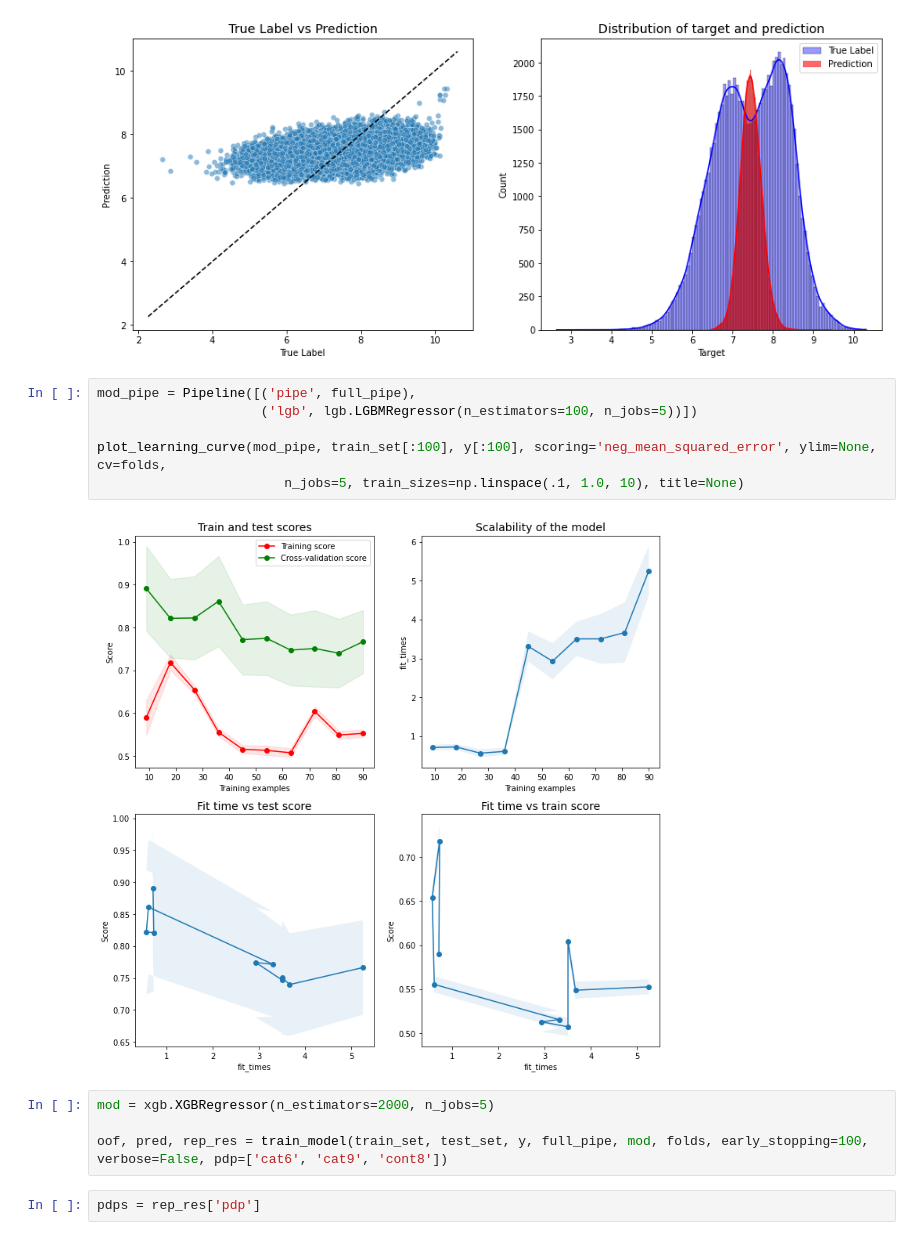
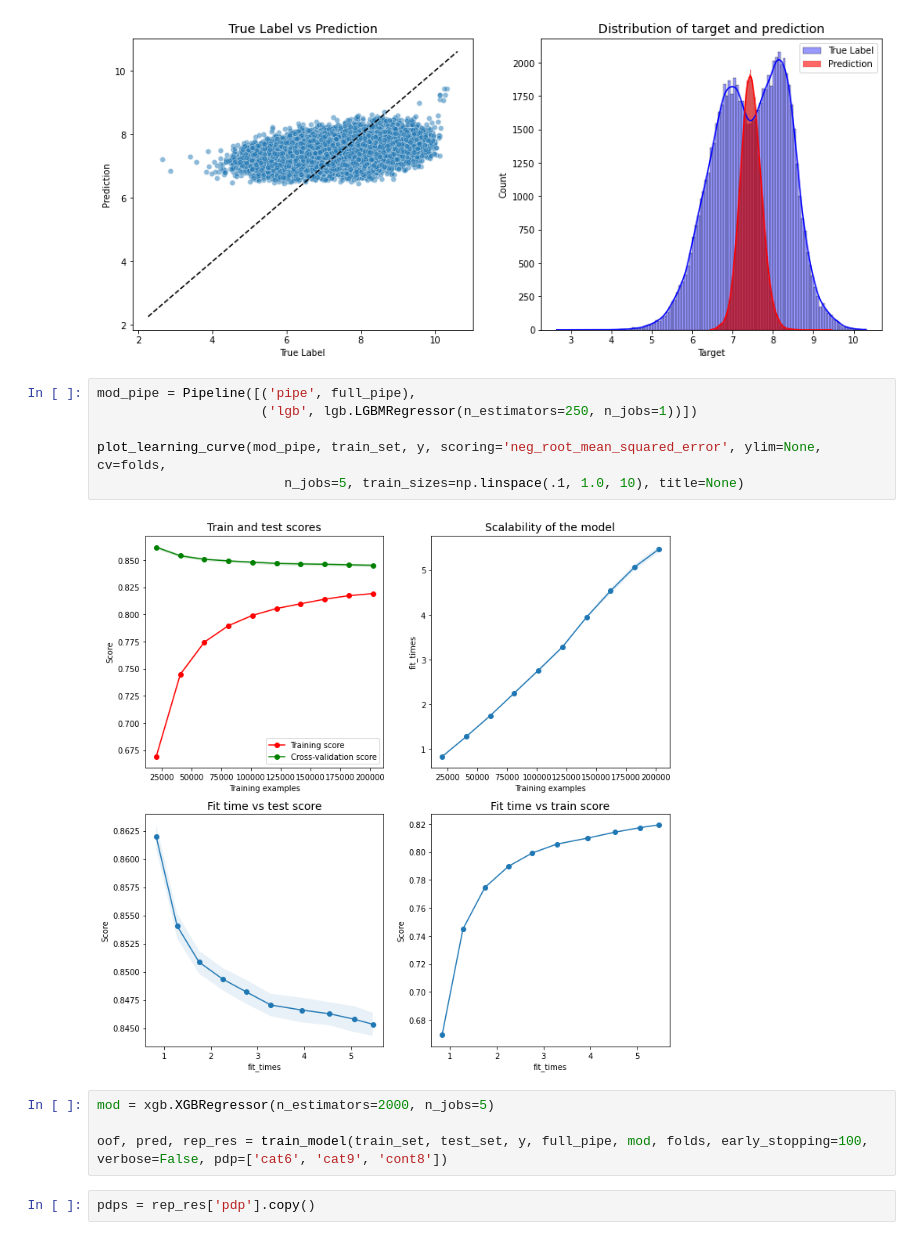
Before and after one commit to lucabasa/kaggle_competitions, a Jupyter notebook: tabular_playground/february/04_model_inspection.ipynb, the cells around one changed output. Cells and saved outputs as stored; diff of their text form.

```diff
--- a/tabular_playground/february/04_model_inspection.ipynb
+++ b/tabular_playground/february/04_model_inspection.ipynb
@@ -84,15 +84,15 @@ plot_regression_predictions(test_set, y_test, pred)
 [figure]
 # %%
 mod_pipe = Pipeline([('pipe', full_pipe),
-                     ('lgb', lgb.LGBMRegressor(n_estimators=100, n_jobs=5))])
+                     ('lgb', lgb.LGBMRegressor(n_estimators=250, n_jobs=1))])
 
-plot_learning_curve(mod_pipe, train_set[:100], y[:100], scoring='neg_mean_squared_error', ylim=None, cv=folds,
+plot_learning_curve(mod_pipe, train_set, y, scoring='neg_root_mean_squared_error', ylim=None, cv=folds,
                         n_jobs=5, train_sizes=np.linspace(.1, 1.0, 10), title=None)
 # %% [output]
-[figure, old version]
+[figure, new version]
 # %%
 mod = xgb.XGBRegressor(n_estimators=2000, n_jobs=5)
 
 oof, pred, rep_res = train_model(train_set, test_set, y, full_pipe, mod, folds, early_stopping=100, verbose=False, pdp=['cat6', 'cat9', 'cont8'])
 # %%
-pdps = rep_res['pdp']
+pdps = rep_res['pdp'].copy()
```
Also changed, not shown: parts of 5 cells of this notebook, 2 other files.
